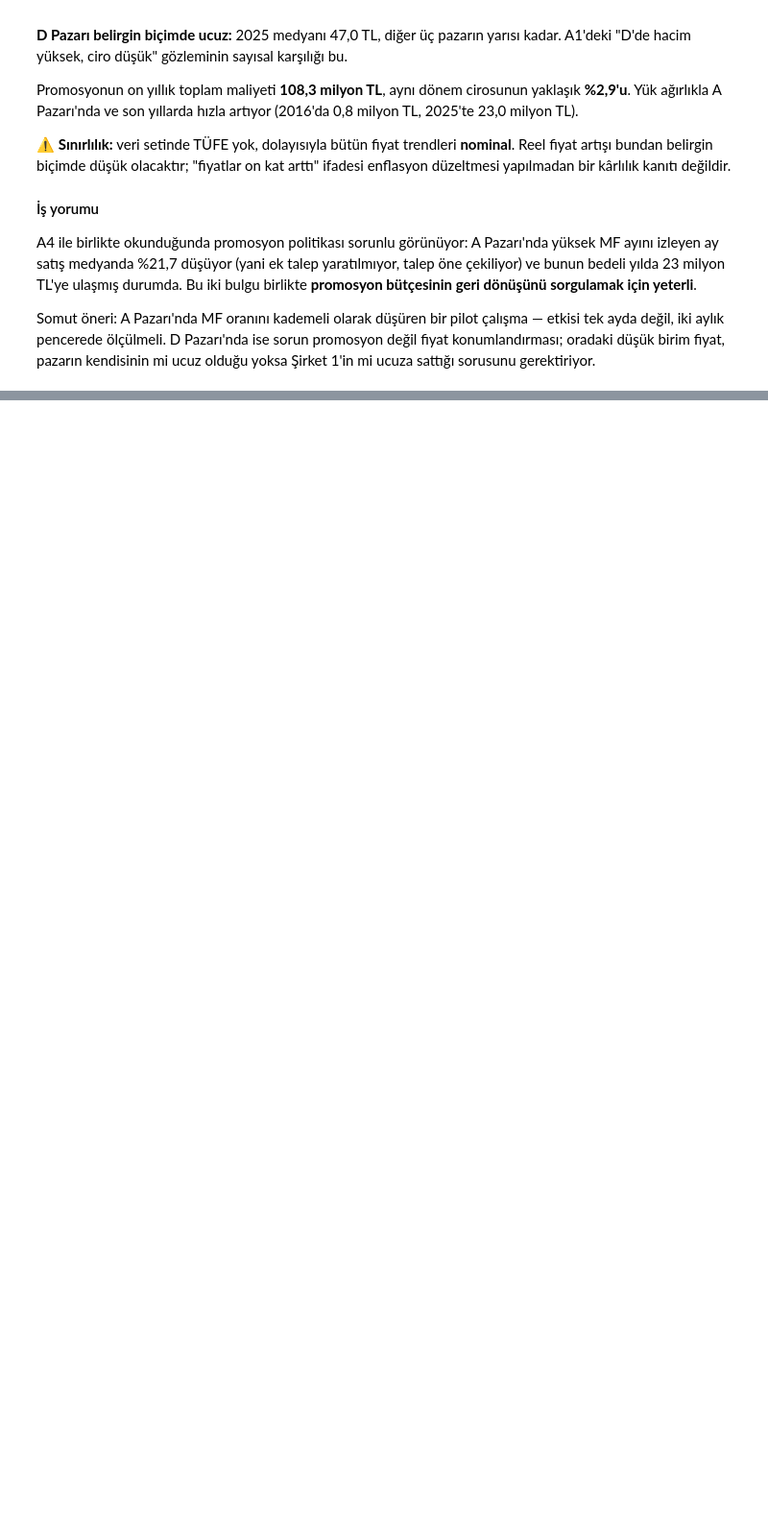
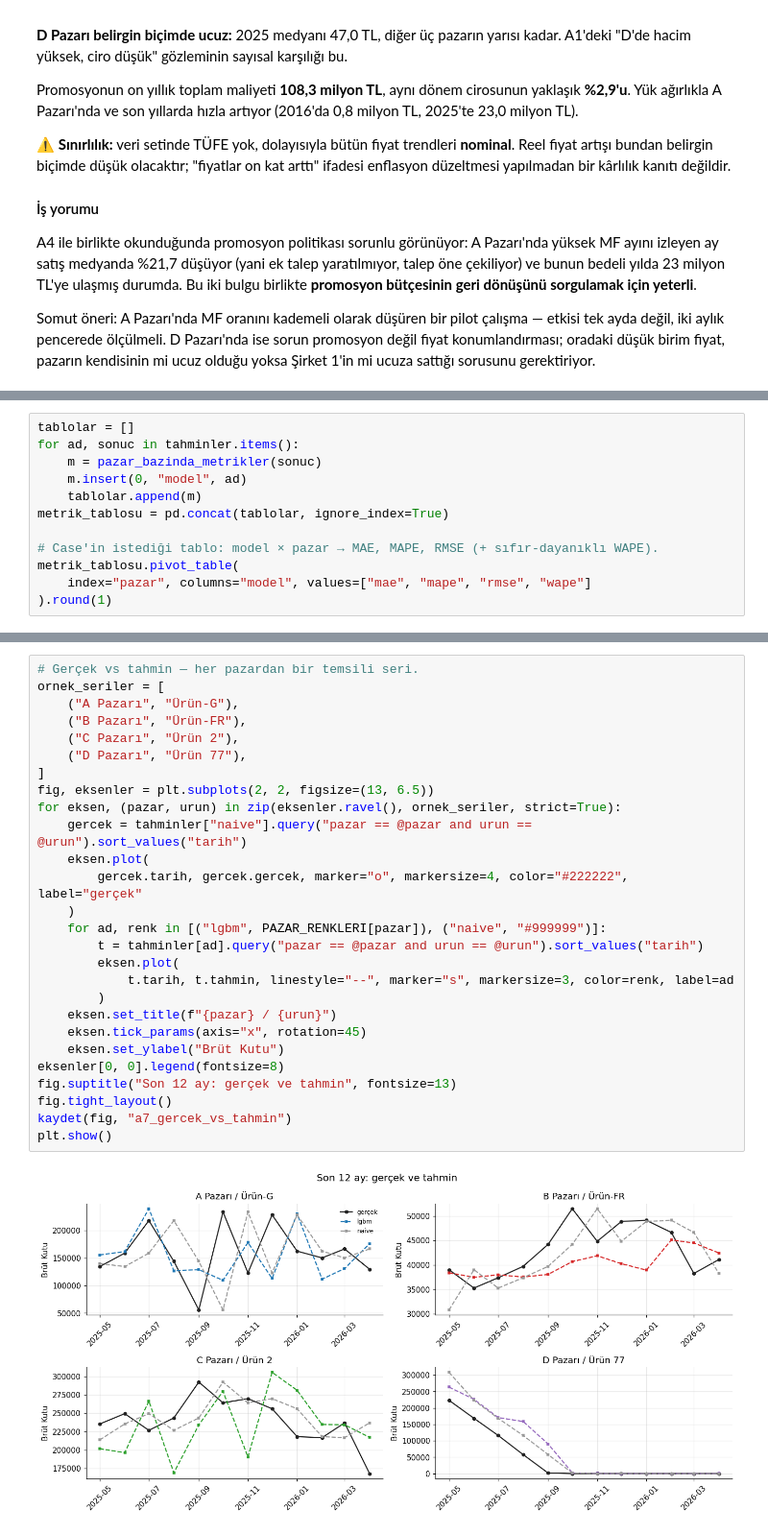
Before and after one commit to berkincetin/rag-demo, a Jupyter notebook: notebooks/analiz.ipynb, the cells around one changed output, grey strips where cells are left out. Shown at 96% size. Drawn from its saved outputs; the diff is of its cells as text; blank space fills up the shorter version.

Commit message:
feat(notebook): add demand forecasting with model comparison

```diff
--- a/notebooks/analiz.ipynb
+++ b/notebooks/analiz.ipynb
@@ -918,0 +965,12 @@ mi ucuz olduğu yoksa Şirket 1'in mi ucuza sattığı sorusunu gerektiriyor.
+# %%
+tablolar = []
+for ad, sonuc in tahminler.items():
+    m = pazar_bazinda_metrikler(sonuc)
+    m.insert(0, "model", ad)
+    tablolar.append(m)
+metrik_tablosu = pd.concat(tablolar, ignore_index=True)
+
+# Case'in istediği tablo: model × pazar → MAE, MAPE, RMSE (+ sıfır-dayanıklı WAPE).
+metrik_tablosu.pivot_table(
+    index="pazar", columns="model", values=["mae", "mape", "rmse", "wape"]
+).round(1)
@@ -918,0 +1046,29 @@ mi ucuz olduğu yoksa Şirket 1'in mi ucuza sattığı sorusunu gerektiriyor.
+# %%
+# Gerçek vs tahmin — her pazardan bir temsili seri.
+ornek_seriler = [
+    ("A Pazarı", "Ürün-G"),
+    ("B Pazarı", "Ürün-FR"),
+    ("C Pazarı", "Ürün 2"),
+    ("D Pazarı", "Ürün 77"),
+]
+fig, eksenler = plt.subplots(2, 2, figsize=(13, 6.5))
+for eksen, (pazar, urun) in zip(eksenler.ravel(), ornek_seriler, strict=True):
+    gercek = tahminler["naive"].query("pazar == @pazar and urun == @urun").sort_values("tarih")
+    eksen.plot(
+        gercek.tarih, gercek.gercek, marker="o", markersize=4, color="#222222", label="gerçek"
+    )
+    for ad, renk in [("lgbm", PAZAR_RENKLERI[pazar]), ("naive", "#999999")]:
+        t = tahminler[ad].query("pazar == @pazar and urun == @urun").sort_values("tarih")
+        eksen.plot(
+            t.tarih, t.tahmin, linestyle="--", marker="s", markersize=3, color=renk, label=ad
+        )
+    eksen.set_title(f"{pazar} / {urun}")
+    eksen.tick_params(axis="x", rotation=45)
+    eksen.set_ylabel("Brüt Kutu")
+eksenler[0, 0].legend(fontsize=8)
+fig.suptitle("Son 12 ay: gerçek ve tahmin", fontsize=13)
+fig.tight_layout()
+kaydet(fig, "a7_gercek_vs_tahmin")
+plt.show()
+# %% [output]
+[figure, added]
```
Also changed, not shown: parts of 10 cells of this notebook.
